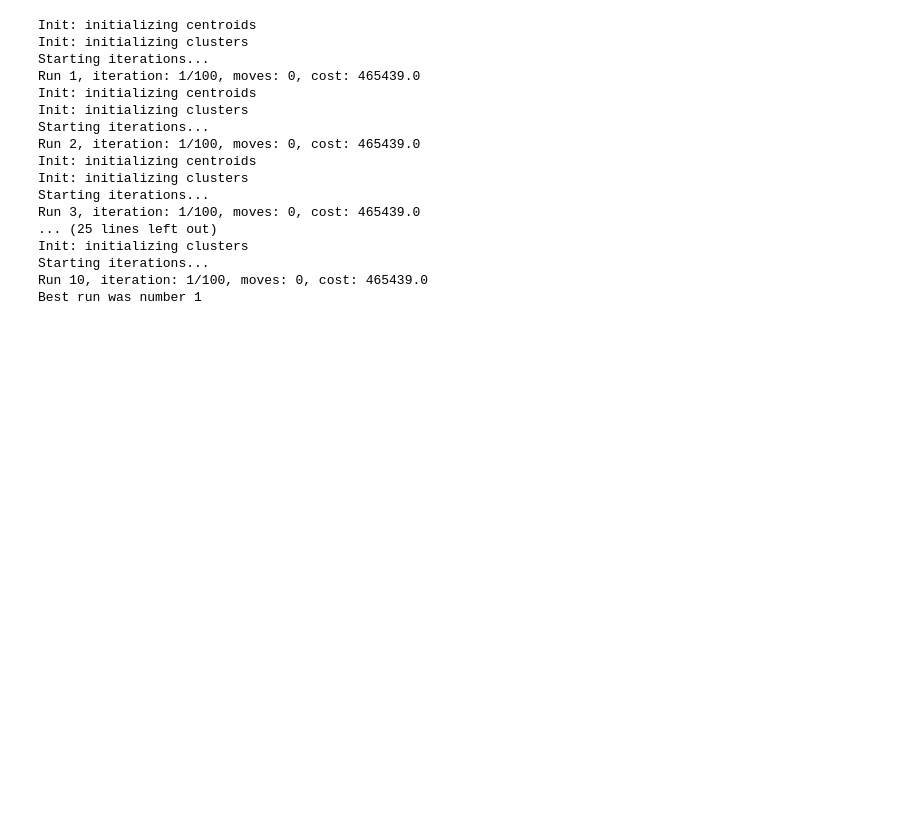
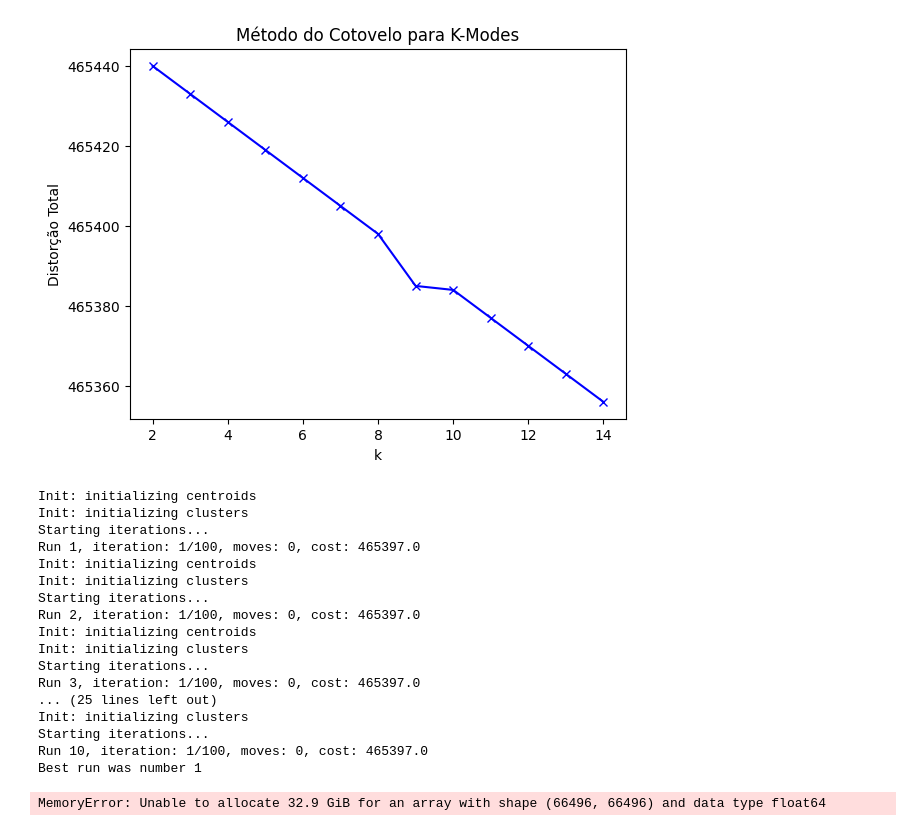
Before and after one commit to Pedro-io/Trabalho-Pr-tico-AM2, a Jupyter notebook: src/Model/clustering.ipynb, the cells around one changed output. Cells and saved outputs as stored; diff of their text form; code cells hidden in the pictures; blank space fills up the shorter version.

Commit message:
up clustering

```diff
--- a/src/Model/clustering.ipynb
+++ b/src/Model/clustering.ipynb
@@ -23,8 +32,25 @@ from sklearn.metrics import accuracy_score
 # %%
 fatores_df = pd.read_csv(r'C:\Users\maype\Desktop\projetos\Trabalho Prático AM2\data\base_fatores.csv')
+# %%
+distortions = []
+K = range(2, 15) # Testando de 2 a 5 clusters
+
+for k in K:
+    km = KModes(n_clusters=k, init='Huang', n_init=5, verbose=0)  # 'Huang' é um método de inicialização
+    clusters = km.fit_predict(fatores_df)
+    distortion = km.cost_ # Distância total (atributo já existente na biblioteca kmodes)
+    distortions.append(distortion)
+
+plt.plot(K, distortions, 'bx-')
+plt.xlabel('k')
+plt.ylabel('Distorção Total')
+plt.title('Método do Cotovelo para K-Modes')
+plt.show()
+# %% [output]
+[figure, added]
 # %%
 # K-Modes
-k_modes = KModes(n_clusters=3, init='Huang', n_init=10, verbose=1)
+k_modes = KModes(n_clusters=9, init='Huang', n_init=10, verbose=1)
 clusters_kmodes = k_modes.fit_predict(fatores_df.drop('diagnostico_hipertensao', axis=1))
 
 # Adicionando os resultados ao DataFrame
@@ -33,20 +59,51 @@ fatores_df['cluster_kmodes'] = clusters_kmodes
 Init: initializing centroids
 Init: initializing clusters
 Starting iterations...
-Run 1, iteration: 1/100, moves: 0, cost: 465439.0
+Run 1, iteration: 1/100, moves: 0, cost: 465397.0
 Init: initializing centroids
 Init: initializing clusters
 Starting iterations...
-Run 2, iteration: 1/100, moves: 0, cost: 465439.0
+Run 2, iteration: 1/100, moves: 0, cost: 465397.0
 Init: initializing centroids
 Init: initializing clusters
 Starting iterations...
-Run 3, iteration: 1/100, moves: 0, cost: 465439.0
+Run 3, iteration: 1/100, moves: 0, cost: 465397.0
 ... (25 lines left out)
 Init: initializing clusters
 Starting iterations...
-Run 10, iteration: 1/100, moves: 0, cost: 465439.0
+Run 10, iteration: 1/100, moves: 0, cost: 465397.0
 Best run was number 1
+# %%
+# Importando fatores gerados pelo UMAP
+fatores_umap_df = pd.read_csv(r'C:\Users\maype\Desktop\projetos\Trabalho Prático AM2\data\fatores_umap.csv')
+
+# Binarização dos dados categóricos
+fatores_umap_binarizado = pd.get_dummies(fatores_umap_df)
+
+# Convertendo o DataFrame para um array NumPy
+fatores_umap_binarizado_array = fatores_umap_binarizado.values
+
+# Calcula a matriz de distâncias de Jaccard
+dist_matrix_jaccard = pairwise_distances(fatores_umap_binarizado_array, metric='jaccard')
+
+# Ajuste do eps com base no UMAP
+valores_eps = [0.5, 1, 1.5, 2]  # Teste diferentes valores de eps
+
+for eps in valores_eps:
+    # Usando a matriz de distância pré-computada
+    dbscan = DBSCAN(eps=eps, min_samples=5, metric='precomputed')
+    clusters_dbscan = dbscan.fit_predict(dist_matrix_jaccard)
+
+    # Função de visualização dos clusters
+    plt.figure(figsize=(10, 8))
+    plt.scatter(fatores_umap_df.iloc[:, 0], fatores_umap_df.iloc[:, 1], c=clusters_dbscan, cmap='Spectral', s=30, alpha=0.7)
+    plt.colorbar(label='Clusters')
+    plt.title(f'Clusters DBSCAN (eps={eps}) com UMAP e Jaccard')
+    plt.xlabel('UMAP 1')
+    plt.ylabel('UMAP 2')
+    plt.show()
+# %% [output]
+MemoryError: Unable to allocate 32.9 GiB for an array with shape (66496, 66496) and data type float64
 # %%
 # DBSCAN
 dbscan = DBSCAN(eps=0.5, min_samples=5)  # Ajuste eps e min_samples conforme necessário
```
Also changed, not shown: parts of 3 cells of this notebook.
